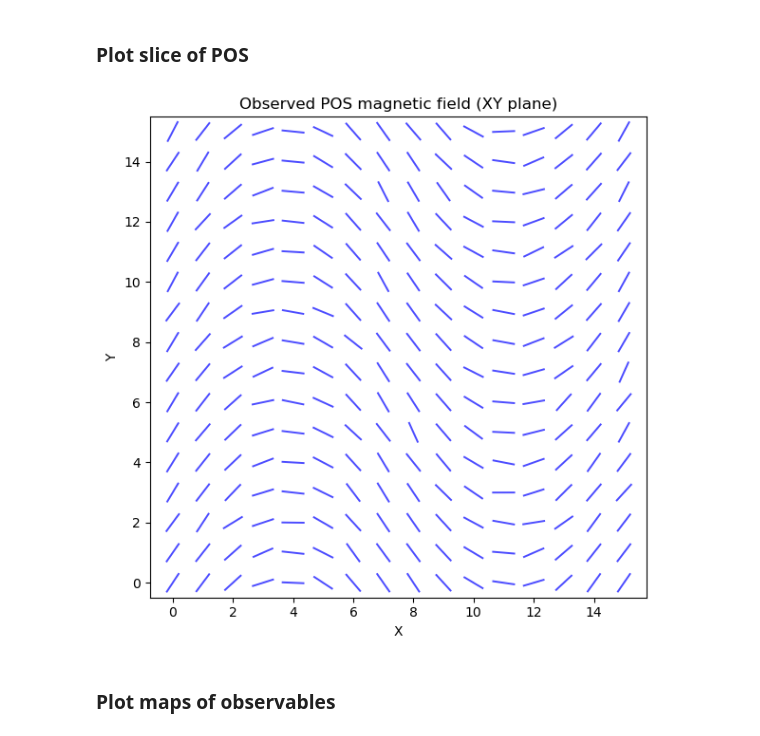
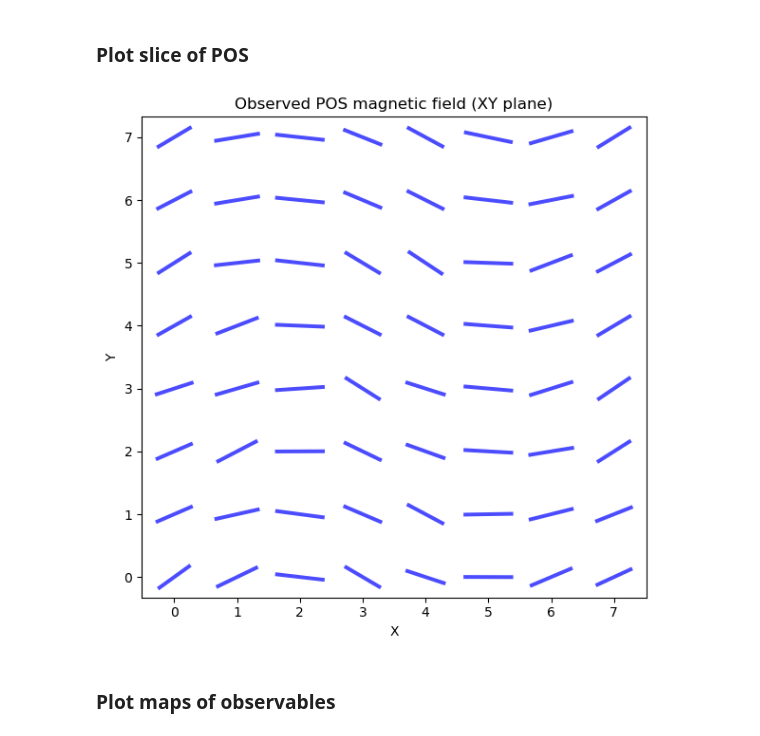
Before and after one commit to skressy/reconstruction, a Jupyter notebook: 25D_zeeman_recon/ism_polarization_toy_model.ipynb, the cells around one changed output. Cells and saved outputs as stored; diff of their text form; code cells hidden in the pictures.

Commit message:
first iteration of zeeman toy model, with bells and whistles

```diff
--- a/25D_zeeman_recon/ism_polarization_toy_model.ipynb
+++ b/25D_zeeman_recon/ism_polarization_toy_model.ipynb
@@ -49,17 +91,17 @@ Bz0 = np.ones_like(Bx0) * Bz_true
 # %% [markdown]
 ### LOS turbulence as random rotation of POS field
 # %%
-delta_theta = np.zeros((nx, ny, nz))
+delta_theta = np.zeros((g_size, g_size, g_size))
 
-for ix in range(nx):
-    for iy in range(ny):
-        val = np.random.normal(scale=turb_sigma)
-        for iz in range(nz):
-            delta_theta[ix, iy, iz] = val
-            val = corr_r * val + np.random.normal(
-                scale=turb_sigma * np.sqrt(1 - corr_r**2))
+for ix in range(g_size):
+    for iy in range(g_size):
+        val = np.random.normal(scale=turb_sigma) # generate an initial random turbulent angle, based on turb_sigma - the maximum angular deviation
+        for iz in range(g_size):
+            delta_theta[ix, iy, iz] = val # fill with current value
+            # generate next value using autoregressive model
+            val = corr_r * val + np.random.normal(scale=turb_sigma * np.sqrt(1 - corr_r**2)) # AR(1) process
 
 # Apply turbulence: rotate POS components
-Bx = Bx0 * np.cos(delta_theta) - By0 * np.sin(delta_theta)
-By = Bx0 * np.sin(delta_theta) + By0 * np.cos(delta_theta)
-Bz = Bz0  # LOS field unaffected by angular turbulence
+Bx = Bx * np.cos(delta_theta) - By * np.sin(delta_theta)
+By = Bx * np.sin(delta_theta) + By * np.cos(delta_theta)
+Bz = Bz  # LOS field unaffected by angular turbulence
@@ -76,9 +145,9 @@ Q3 = I0 * q
 U3 = I0 * u
 
 # === INTEGRATE ALONG LOS ===
-Q_obs = Q3.sum(axis=2)
-U_obs = U3.sum(axis=2)
-I_obs = I0 * nz
+Q_obs = Q3.sum(axis=2) # observed Stokes Q after LOS integration
+U_obs = U3.sum(axis=2) # observed Stokes U after LOS integration
+I_obs = I0 * g_size  # total intensity after LOS integration (constant here)
 
 # === OBSERVED POLARIZATION PROPERTIES ===
 P_obs   = np.sqrt(Q_obs**2 + U_obs**2) / I_obs  # fractional polarization after LOS integration
@@ -170,31 +254,31 @@ plt.show()
 # %%
 # Observed polarization angle
 phi_pol = 0.5 * np.arctan2(U_obs, Q_obs)
 
 # Convert to magnetic-field orientation
 phi_B = phi_pol + np.pi / 2
 
 # POS magnetic field components inferred from observables
 Bx_obs = P_obs * np.cos(phi_B)
 By_obs = P_obs * np.sin(phi_B)
 
-ix = np.arange(nx)
-iy = np.arange(ny)
+ix = np.arange(g_size)
+iy = np.arange(g_size)
 XX, YY = np.meshgrid(ix, iy, indexing='xy')
 
 plt.figure(figsize=(6, 6))
 
-plt.quiver(XX, YY, Bx_obs, By_obs, angles='xy', scale_units='xy', scale=.05, pivot='middle',
+plt.quiver(XX, YY, Bx_obs, By_obs, angles='xy', scale_units='xy', scale=1, pivot='middle',
     headwidth=0, headlength=0, headaxislength=0, linewidth=1, color='blue', alpha=0.7)
 
 plt.title("Observed POS magnetic field (XY plane)")
 plt.xlabel("X")
 plt.ylabel("Y")
 plt.axis('equal')
 plt.tight_layout()
 plt.show()
 # %% [output]
-[figure, old version]
+[figure, new version]
 # %% [markdown]
 ### Plot maps of observables
 # %%
```
Also changed, not shown: parts of 21 cells of this notebook.
